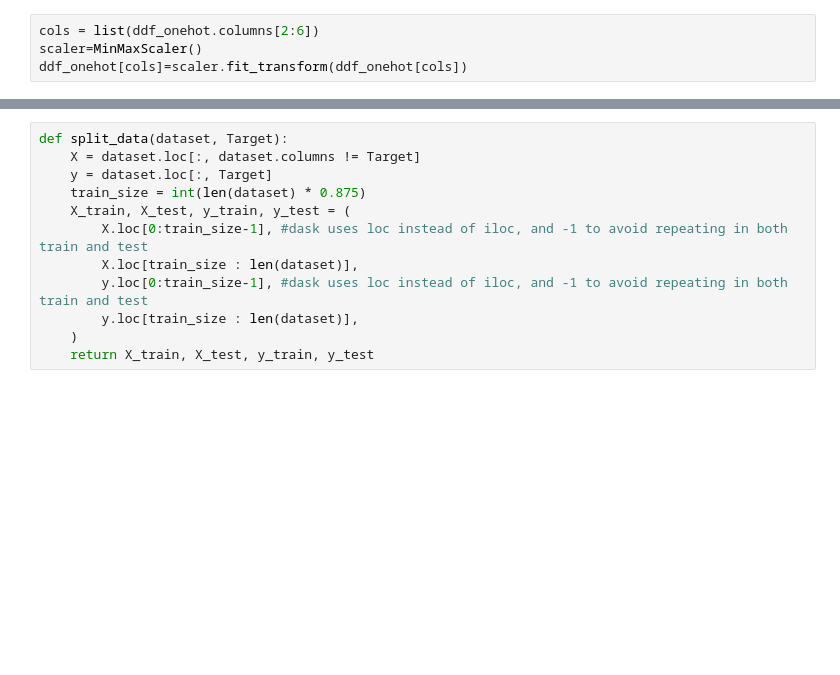
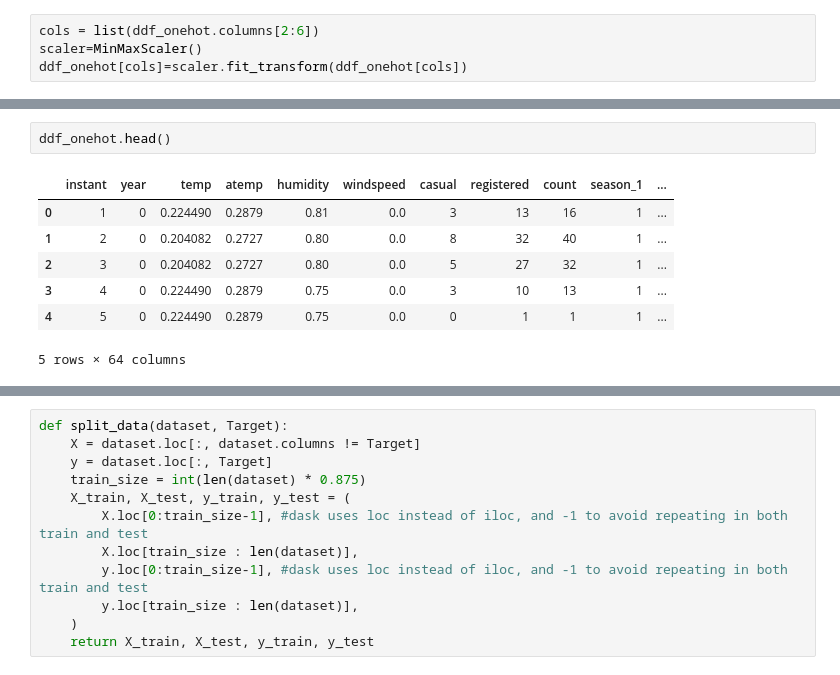
Before and after one commit to marcosberges/bike_sharing, a Jupyter notebook: Individual_python_mbg.ipynb, the cells around one changed output, grey strips where cells are left out. Cells and saved outputs as stored; diff of their text form; blank space fills up the shorter version.

```diff
--- a/Individual_python_mbg.ipynb
+++ b/Individual_python_mbg.ipynb
@@ -41,0 +73,10 @@ ddf_onehot[cols]=scaler.fit_transform(ddf_onehot[cols])
+# %%
+ddf_onehot.head()
+# %% [output]
+|  | instant | year | temp | atemp | humidity | windspeed | casual | registered | count | season_1 | ... |
+| 0 | 1 | 0 | 0.224490 | 0.2879 | 0.81 | 0.0 | 3 | 13 | 16 | 1 | ... |
+| 1 | 2 | 0 | 0.204082 | 0.2727 | 0.80 | 0.0 | 8 | 32 | 40 | 1 | ... |
+| 2 | 3 | 0 | 0.204082 | 0.2727 | 0.80 | 0.0 | 5 | 27 | 32 | 1 | ... |
+| 3 | 4 | 0 | 0.224490 | 0.2879 | 0.75 | 0.0 | 3 | 10 | 13 | 1 | ... |
+| 4 | 5 | 0 | 0.224490 | 0.2879 | 0.75 | 0.0 | 0 | 1 | 1 | 1 | ... |
+5 rows × 64 columns
```
Also changed, not shown: parts of 5 cells of this notebook.
